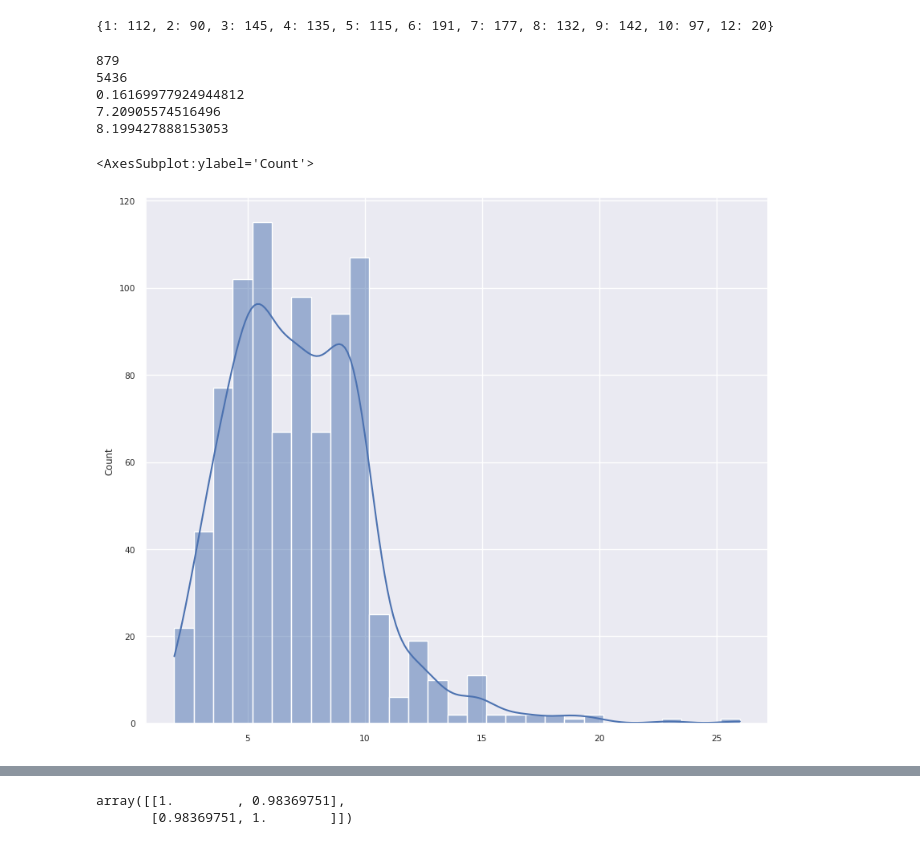
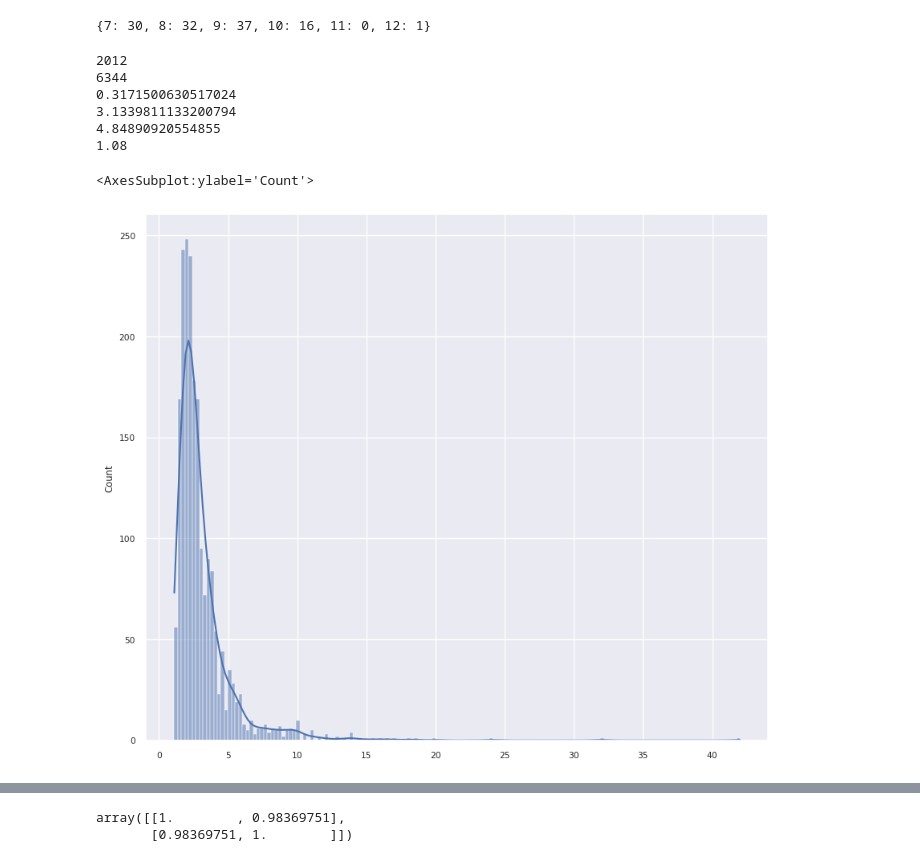
Before and after one commit to Dateb/WageringSystem, a Jupyter notebook: notebooks/Results Plotting.ipynb, the cells around one changed output, grey strips where cells are left out. Cells and saved outputs as stored; diff of their text form; code cells hidden in the pictures.

```diff
--- a/notebooks/Results Plotting.ipynb
+++ b/notebooks/Results Plotting.ipynb
@@ -202,0 +207,24 @@ dtype: float64
+# %%
+import numpy as np
+
+payouts = {}
+
+for bet in test_bets:
+    minutes = bet.bet_offer.minutes_until_race_start
+
+    hour_count = int(minutes / 60)
+
+    if hour_count not in payouts:
+        payouts[hour_count] = []
+
+    clv = get_clv_of_bet(bet)
+    if clv != 0:
+        payouts[hour_count].append(clv)
+
+payout_means = {cat: np.mean(payouts[cat]) for cat in payouts}
+payout_counts = {cat: len(payouts[cat]) for cat in payouts}
+
+print(payout_means)
+print(payout_counts)
+
+sns.barplot(x=list(payout_means.keys()), y=list(payout_means.values()))
@@ -203,7 +236,7 @@ dtype: float64
 # %%
 month_count = {}
 
-for bet in test_bets_base:
+for bet in test_bets:
     month = bet.bet_offer.event_datetime.month
     if month not in month_count:
         month_count[month] = 0
@@ -212,25 +245,26 @@ for bet in test_bets_base:
 
 print(month_count)
 # %% [output]
-{1: 112, 2: 90, 3: 145, 4: 135, 5: 115, 6: 191, 7: 177, 8: 132, 9: 142, 10: 97, 12: 20}
+{7: 30, 8: 32, 9: 37, 10: 16, 11: 0, 12: 1}
 # %%
-test_bets_high_win_prob = [bet for bet in test_bets_base if bet.probability_estimate > 0.15]
-bets = test_bets_base
+bets = test_bets
 n_successful_bets = len([bet for bet in bets if bet.payout > 0])
 n_bets = len(bets)
 
 print(n_successful_bets)
 print(n_bets)
 print(n_successful_bets / n_bets)
 odds_positive_payout = [bet.bet_offer.odds for bet in bets if bet.payout > 0]
 print(np.mean(odds_positive_payout))
 print(np.mean([bet.bet_offer.odds for bet in bets]))
+print(np.min([bet.bet_offer.odds for bet in bets]))
 sns.histplot(data=odds_positive_payout, kde=True)
 # %% [output]
-879
-5436
-0.16169977924944812
-7.20905574516496
-8.199427888153053
+2012
+6344
+0.3171500630517024
+3.1339811133200794
+4.84890920554855
+1.08
 <AxesSubplot:ylabel='Count'>
-[figure, old version]
+[figure, new version]
```
Also changed, not shown: parts of 7 cells of this notebook, 27 other files.
